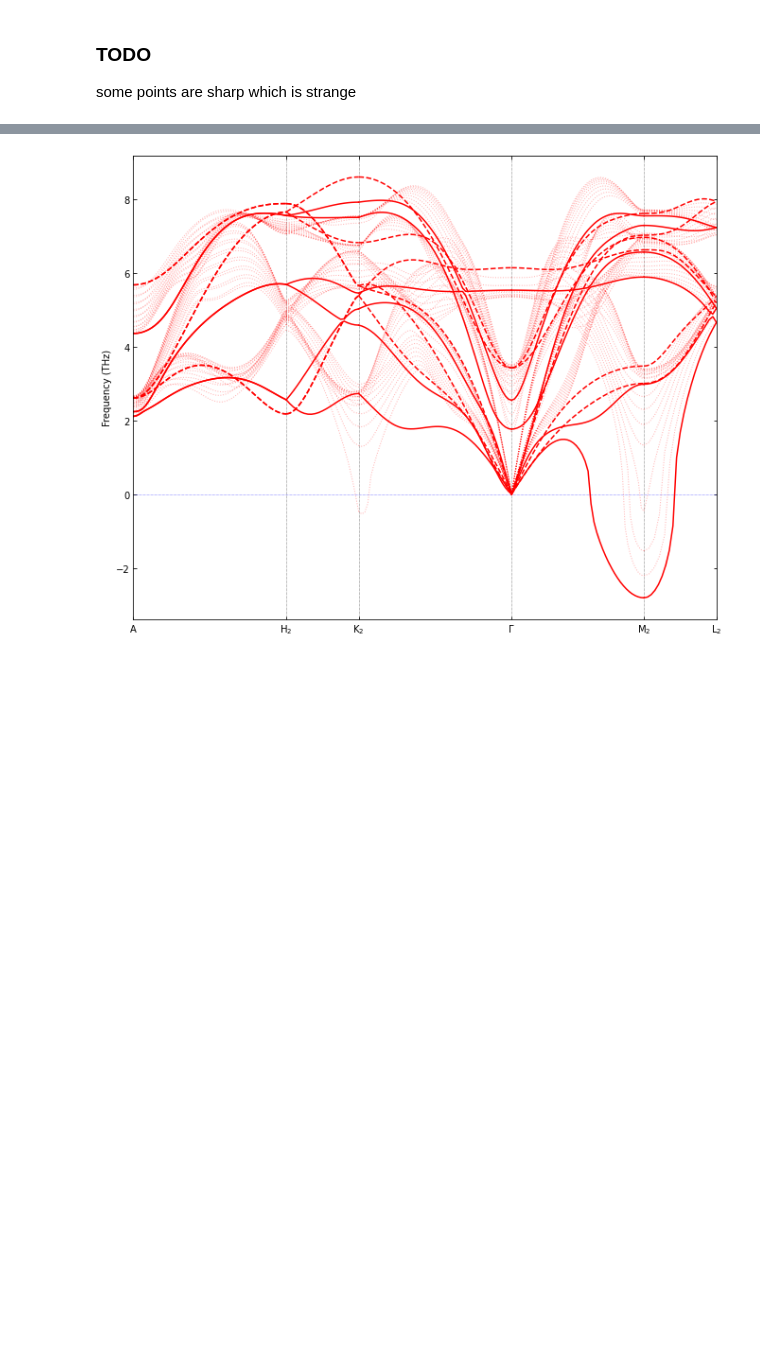
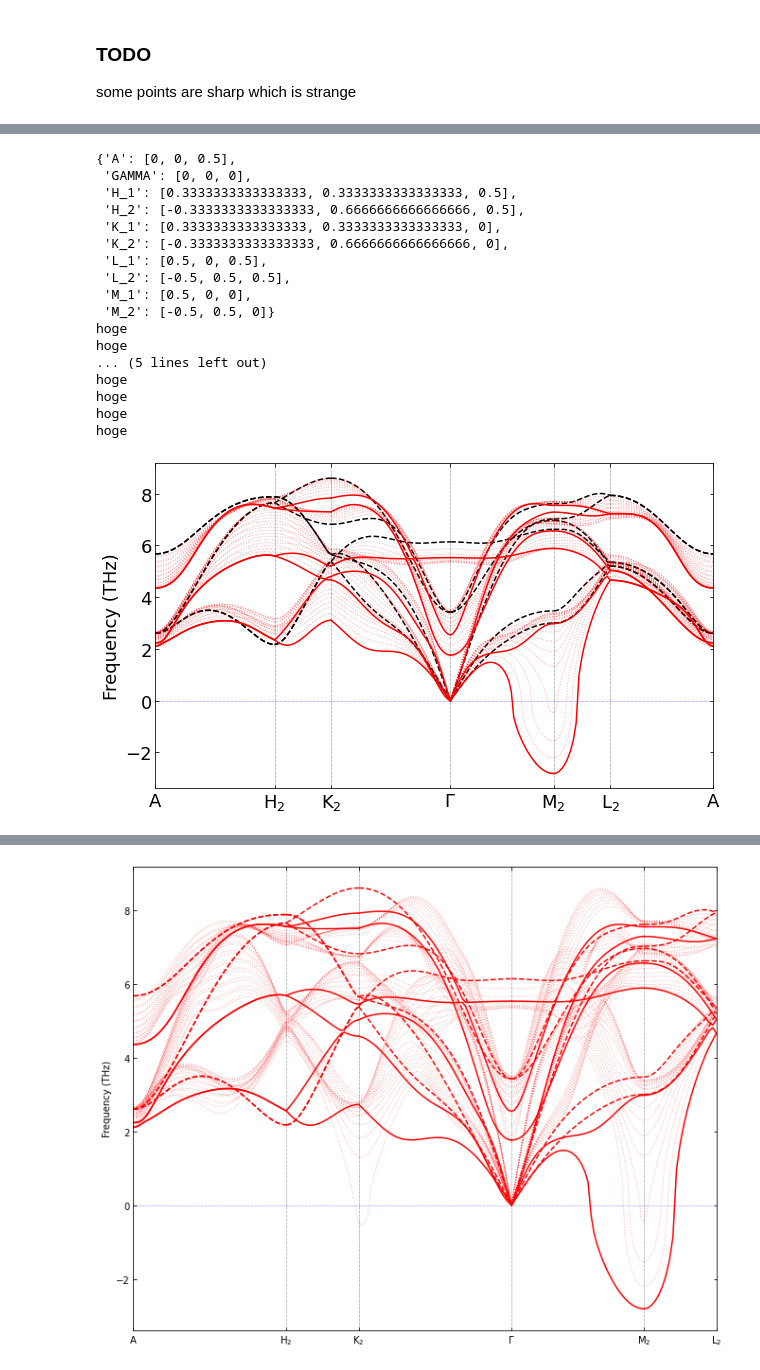
Before and after one commit to kei0822kei/aiidaplus, a Jupyter notebook: jupyter/shear.ipynb, the cells around one changed output, grey strips where cells are left out. Drawn from its saved outputs; the diff is of its cells as text; code cells hidden in the pictures; blank space fills up the shorter version.

```diff
--- a/jupyter/shear.ipynb
+++ b/jupyter/shear.ipynb
@@ -333 +399,58 @@ bands_plot(fig=fig,
+# %%
+fig1 = plt.figure(figsize=(10,20))
+# fig2 = plt.figure(figsize=(20,30))
+all_labels = get_labels_for_twin()
+band_labels = ['A', 'H_2', 'K_2', 'GAMMA', 'M_2', 'L_2', 'A']
+segment_qpoints = []
+for band_label in band_labels:
+    segment_qpoints.append(all_labels[band_label])
+segment_qpoints = np.array([segment_qpoints])
+pprint(all_labels)
+
+c = ['k']
+c.extend(['r' for _ in range(len(shear_phonons[0])-1)])
+bands_plot(fig=fig1,
+           phonons=shear_phonons[0],
+           band_labels=band_labels,
+           segment_qpoints=segment_qpoints,
+           nqpoints=20001,
+           is_trajectory=True,
+           c=c,
+           is_auto=False)
+# band_plot(fig=fig1,
+#           phonon=shear_phonons[0][0],
+#           band_labels=band_labels,
+#           segment_qpoints=segment_qpoints,
+#           nqpoints=20001,
+#           is_trajectory=True,
+#           c='r',
+#           is_auto=False)
+# bands_plot(fig=fig2,
+#            phonons=shear_phonons[0],
+#            band_labels=band_labels,
+#            segment_qpoints=segment_qpoints,
+#            is_trajectory=True,
+#            c='b',
+#            xscale=25,
+#            is_auto=False)
+plt.savefig("/home/mizo/seminar/shear/shear.pdf")
+# %% [output]
+{'A': [0, 0, 0.5],
+ 'GAMMA': [0, 0, 0],
+ 'H_1': [0.3333333333333333, 0.3333333333333333, 0.5],
+ 'H_2': [-0.3333333333333333, 0.6666666666666666, 0.5],
+ 'K_1': [0.3333333333333333, 0.3333333333333333, 0],
+ 'K_2': [-0.3333333333333333, 0.6666666666666666, 0],
+ 'L_1': [0.5, 0, 0.5],
+ 'L_2': [-0.5, 0.5, 0.5],
+ 'M_1': [0.5, 0, 0],
+ 'M_2': [-0.5, 0.5, 0]}
+hoge
+hoge
+... (5 lines left out)
+hoge
+hoge
+hoge
+hoge
+[figure, added]
 # %%
```
Also changed, not shown: parts of 20 cells of this notebook, 6 other files.
